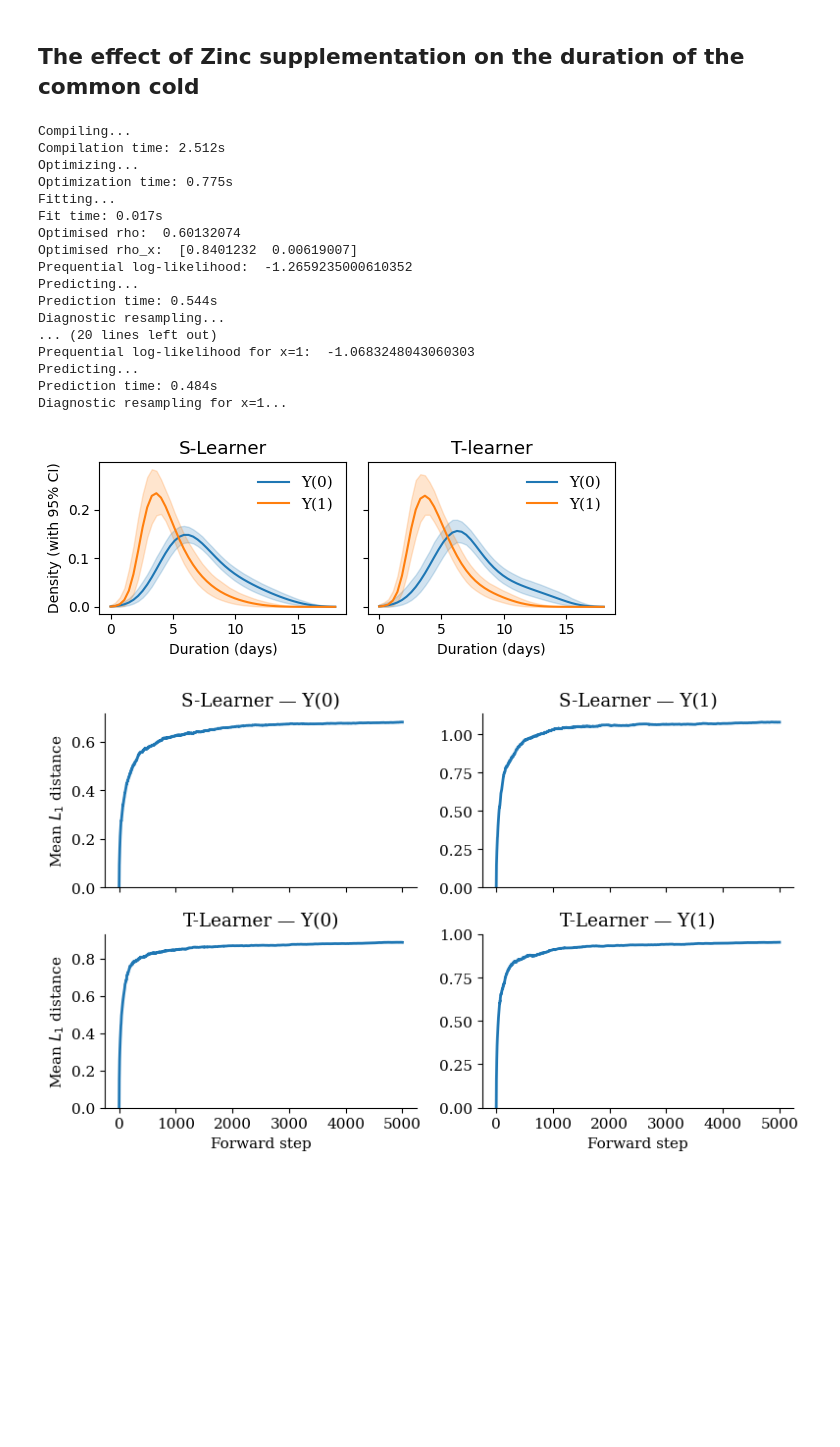
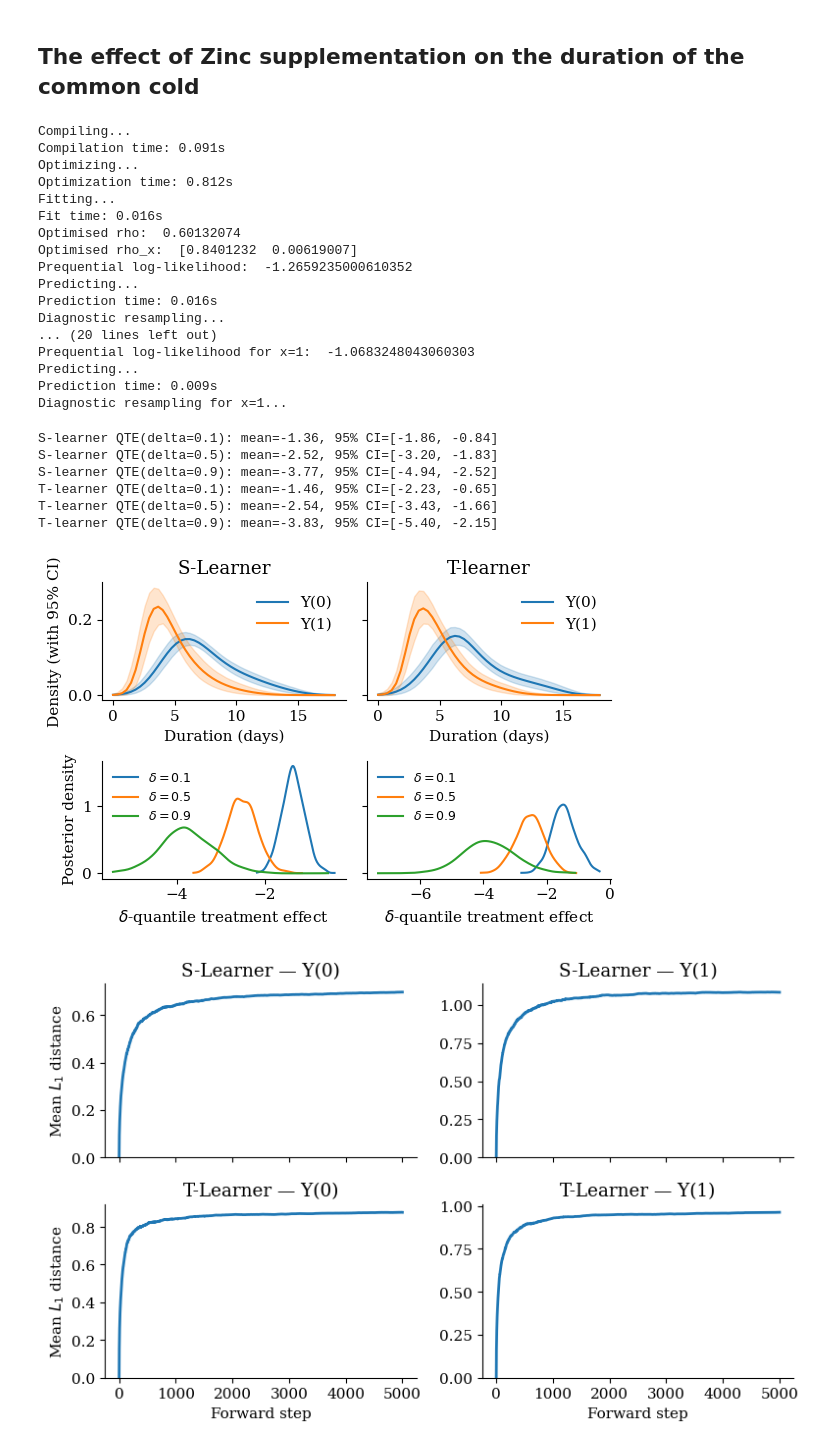
Before and after one commit to gregorsteiner/CausalMP, a Jupyter notebook: Real_Examples.ipynb, the cells around one changed output. Drawn from its saved outputs; the diff is of its cells as text; code cells hidden in the pictures; blank space fills up the shorter version.

```diff
--- a/Real_Examples.ipynb
+++ b/Real_Examples.ipynb
@@ -28,7 +28,7 @@ y_std = (y - mu_y) / sig_y
 
 # run analysis — grid on standardised scale
 T = 5000
-B = 500
+B = 1000
 
 y_grid_orig = np.linspace(0, 18, 50)
 y_grid_std = (y_grid_orig - mu_y) / sig_y
@@ -40,61 +40,100 @@ res = mp_causal_density_diagnostic(y_std, x, w, y_grid_std, B, T)
 res_t = mp_causal_density_diagnostic(y_std, x, w, y_grid_std, B, T, learner="t")
 # %% [output]
 Compiling...
-Compilation time: 2.512s
+Compilation time: 0.091s
 Optimizing...
-Optimization time: 0.775s
+Optimization time: 0.812s
 Fitting...
-Fit time: 0.017s
+Fit time: 0.016s
 Optimised rho:  0.60132074
 Optimised rho_x:  [0.8401232  0.00619007]
 Prequential log-likelihood:  -1.2659235000610352
 Predicting...
-Prediction time: 0.544s
+Prediction time: 0.016s
 Diagnostic resampling...
 ... (20 lines left out)
 Prequential log-likelihood for x=1:  -1.0683248043060303
 Predicting...
-Prediction time: 0.484s
+Prediction time: 0.009s
 Diagnostic resampling for x=1...
+# %%
+from scipy.stats import gaussian_kde
+
+def quantile_treatment_effects(cdfs, y_grid, quantiles):
+    """cdfs: (B, 2, n_y) raw per-draw CDFs for x=0/1 on the same y_grid.
+    Returns (B, len(quantiles)) posterior draws of Q_1(delta) - Q_0(delta)."""
+    B, n_x, _ = cdfs.shape
+    q = np.empty((B, n_x, len(quantiles)))
+    for b in range(B):
+        for i in range(n_x):
+            q[b, i] = np.interp(quantiles, cdfs[b, i], y_grid)
+    return q[:, 1, :] - q[:, 0, :]
+
+deltas = np.array([0.1, 0.5, 0.9])
+qte_s = quantile_treatment_effects(res['marginal_cdfs'], y_grid_std, deltas) * sig_y     # (B, 3)
+qte_t = quantile_treatment_effects(res_t['marginal_cdfs'], y_grid_std, deltas) * sig_y   # (B, 3)
+
+for label, qte in [("S-learner", qte_s), ("T-learner", qte_t)]:
+    for k, delta in enumerate(deltas):
+        print(f"{label} QTE(delta={delta}): mean={qte[:, k].mean():.2f}, "
+              f"95% CI=[{np.quantile(qte[:, k], 0.025):.2f}, {np.quantile(qte[:, k], 0.975):.2f}]")
+# %% [output]
+S-learner QTE(delta=0.1): mean=-1.36, 95% CI=[-1.86, -0.84]
+S-learner QTE(delta=0.5): mean=-2.52, 95% CI=[-3.20, -1.83]
+S-learner QTE(delta=0.9): mean=-3.77, 95% CI=[-4.94, -2.52]
+T-learner QTE(delta=0.1): mean=-1.46, 95% CI=[-2.23, -0.65]
+T-learner QTE(delta=0.5): mean=-2.54, 95% CI=[-3.43, -1.66]
+T-learner QTE(delta=0.9): mean=-3.83, 95% CI=[-5.40, -2.15]
 # %%
-fig, axes = plt.subplots(1, 2, figsize=(6, 2.5), sharey=True)
+fig, axes = plt.subplots(2, 2, figsize=(6, 4), sharey='row')
 
 plt.rcParams.update({
     "font.family":      "serif",
     "font.size":        11,
     "axes.spines.top":  False,
     "axes.spines.right":False,
     "axes.linewidth":   0.8,
     "xtick.direction":  "out",
     "ytick.direction":  "out",
 })
 
-# --- Panel 1: S-Learner ---
-ax = axes[0]
+# --- Panel 1: S-Learner densities ---
+ax = axes[0, 0]
 ax.plot(y_grid_orig, res['x_0']['mean'] / sig_y, label="Y(0)", color='tab:blue')
 ax.fill_between(y_grid_orig, res['x_0']['low'] / sig_y, res['x_0']['high'] / sig_y, color='tab:blue', alpha=0.2)
 ax.plot(y_grid_orig, res['x_1']['mean'] / sig_y, label="Y(1)", color='tab:orange')
 ax.fill_between(y_grid_orig, res['x_1']['low'] / sig_y, res['x_1']['high'] / sig_y, color='tab:orange', alpha=0.2)
 ax.set_xlabel("Duration (days)")
 ax.set_ylabel("Density (with 95% CI)")
 ax.set_title("S-Learner")
 ax.legend(frameon=False)
 
-# --- Panel 2: T-learner ---
-ax = axes[1]
+# --- Panel 2: T-learner densities ---
+ax = axes[0, 1]
 ax.plot(y_grid_orig, res_t['x_0']['mean'] / sig_y, label="Y(0)", color='tab:blue')
 ax.fill_between(y_grid_orig, res_t['x_0']['low'] / sig_y, res_t['x_0']['high'] / sig_y, color='tab:blue', alpha=0.2)
 ax.plot(y_grid_orig, res_t['x_1']['mean'] / sig_y, label="Y(1)", color='tab:orange')
 ax.fill_between(y_grid_orig, res_t['x_1']['low'] / sig_y, res_t['x_1']['high'] / sig_y, color='tab:orange', alpha=0.2)
 ax.set_xlabel("Duration (days)")
 ax.set_title("T-learner")
 ax.legend(frameon=False)
 
+# --- Bottom row: quantile treatment effect posteriors ---
+delta_colors = ['tab:blue', 'tab:orange', 'tab:green']
+for ax, qte in [(axes[1, 0], qte_s), (axes[1, 1], qte_t)]:
+    for k, delta in enumerate(deltas):
+        kde = gaussian_kde(qte[:, k])
+        grid = np.linspace(qte[:, k].min(), qte[:, k].max(), 200)
+        ax.plot(grid, kde(grid), color=delta_colors[k], label=fr"$\delta={delta}$")
+    ax.set_xlabel(r"$\delta$-quantile treatment effect")
+    ax.legend(frameon=False, fontsize=9)
+axes[1, 0].set_ylabel("Posterior density")
+
 plt.tight_layout()
 plt.savefig('Figures/ZincExample.pdf', dpi=300, bbox_inches='tight')
 plt.show()
 # %% [output]
-[figure, old version]
+[figure, new version]
 # %%
 fig, axs = plt.subplots(2, 2, figsize=(8, 5), sharex=True)
 
```
Also changed, not shown: 2 other files.
